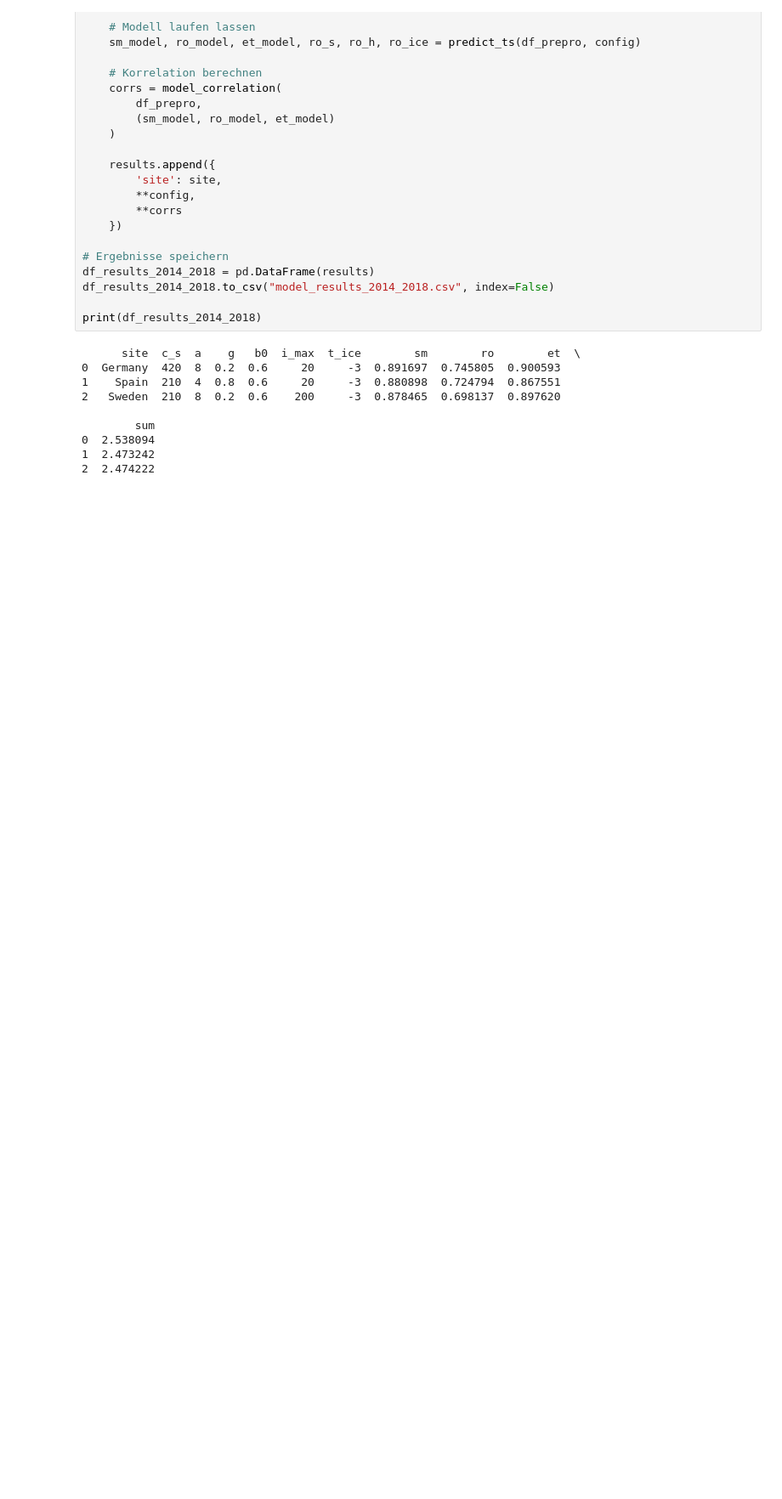
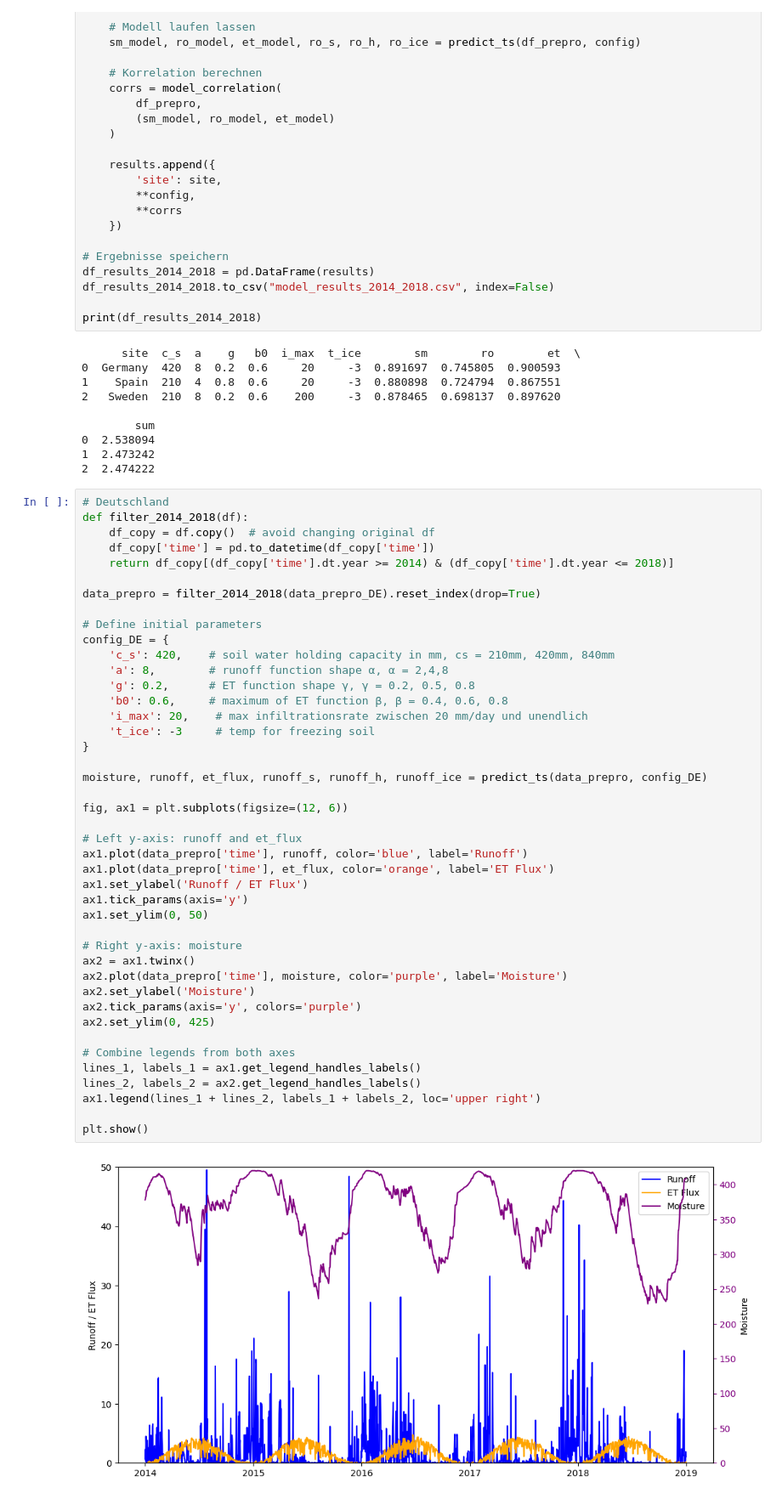
Before and after one commit to emorl/Earth-System-Modelling, a Jupyter notebook: surface_runoff_swbm_colab.ipynb, the cells around one changed output. Shown at 85% size. Cells and saved outputs as stored; diff of their text form; blank space fills up the shorter version.

Commit message:
adding plotting

```diff
--- a/surface_runoff_swbm_colab.ipynb
+++ b/surface_runoff_swbm_colab.ipynb
@@ -364,3 +366,48 @@ print(df_results_2014_2018)
 0  2.538094
 1  2.473242
 2  2.474222
+# %%
+# Deutschland
+def filter_2014_2018(df):
+    df_copy = df.copy()  # avoid changing original df
+    df_copy['time'] = pd.to_datetime(df_copy['time'])
+    return df_copy[(df_copy['time'].dt.year >= 2014) & (df_copy['time'].dt.year <= 2018)]
+
+data_prepro = filter_2014_2018(data_prepro_DE).reset_index(drop=True)
+
+# Define initial parameters
+config_DE = {
+    'c_s': 420,    # soil water holding capacity in mm, cs = 210mm, 420mm, 840mm
+    'a': 8,        # runoff function shape α, α = 2,4,8
+    'g': 0.2,      # ET function shape γ, γ = 0.2, 0.5, 0.8
+    'b0': 0.6,     # maximum of ET function β, β = 0.4, 0.6, 0.8
+    'i_max': 20,    # max infiltrationsrate zwischen 20 mm/day und unendlich
+    't_ice': -3     # temp for freezing soil
+}
+
+moisture, runoff, et_flux, runoff_s, runoff_h, runoff_ice = predict_ts(data_prepro, config_DE)
+
+fig, ax1 = plt.subplots(figsize=(12, 6))
+
+# Left y-axis: runoff and et_flux
+ax1.plot(data_prepro['time'], runoff, color='blue', label='Runoff')
+ax1.plot(data_prepro['time'], et_flux, color='orange', label='ET Flux')
+ax1.set_ylabel('Runoff / ET Flux')
+ax1.tick_params(axis='y')
+ax1.set_ylim(0, 50)
+
+# Right y-axis: moisture
+ax2 = ax1.twinx()
+ax2.plot(data_prepro['time'], moisture, color='purple', label='Moisture')
+ax2.set_ylabel('Moisture')
+ax2.tick_params(axis='y', colors='purple')
+ax2.set_ylim(0, 425)
+
+# Combine legends from both axes
+lines_1, labels_1 = ax1.get_legend_handles_labels()
+lines_2, labels_2 = ax2.get_legend_handles_labels()
+ax1.legend(lines_1 + lines_2, labels_1 + labels_2, loc='upper right')
+
+plt.show()
+# %% [output]
+[figure, added]
```
Also changed, not shown: parts of 3 cells of this notebook.
